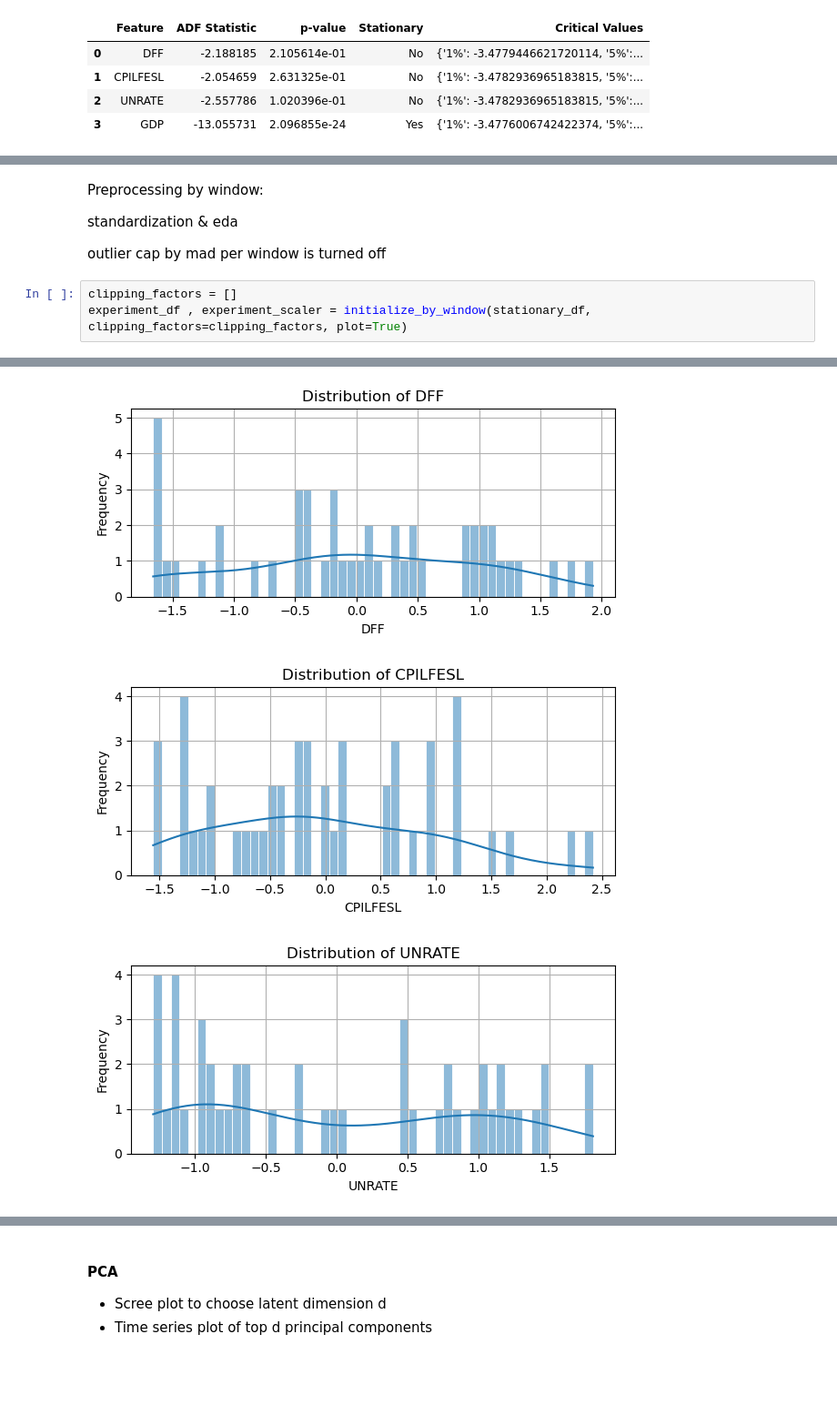
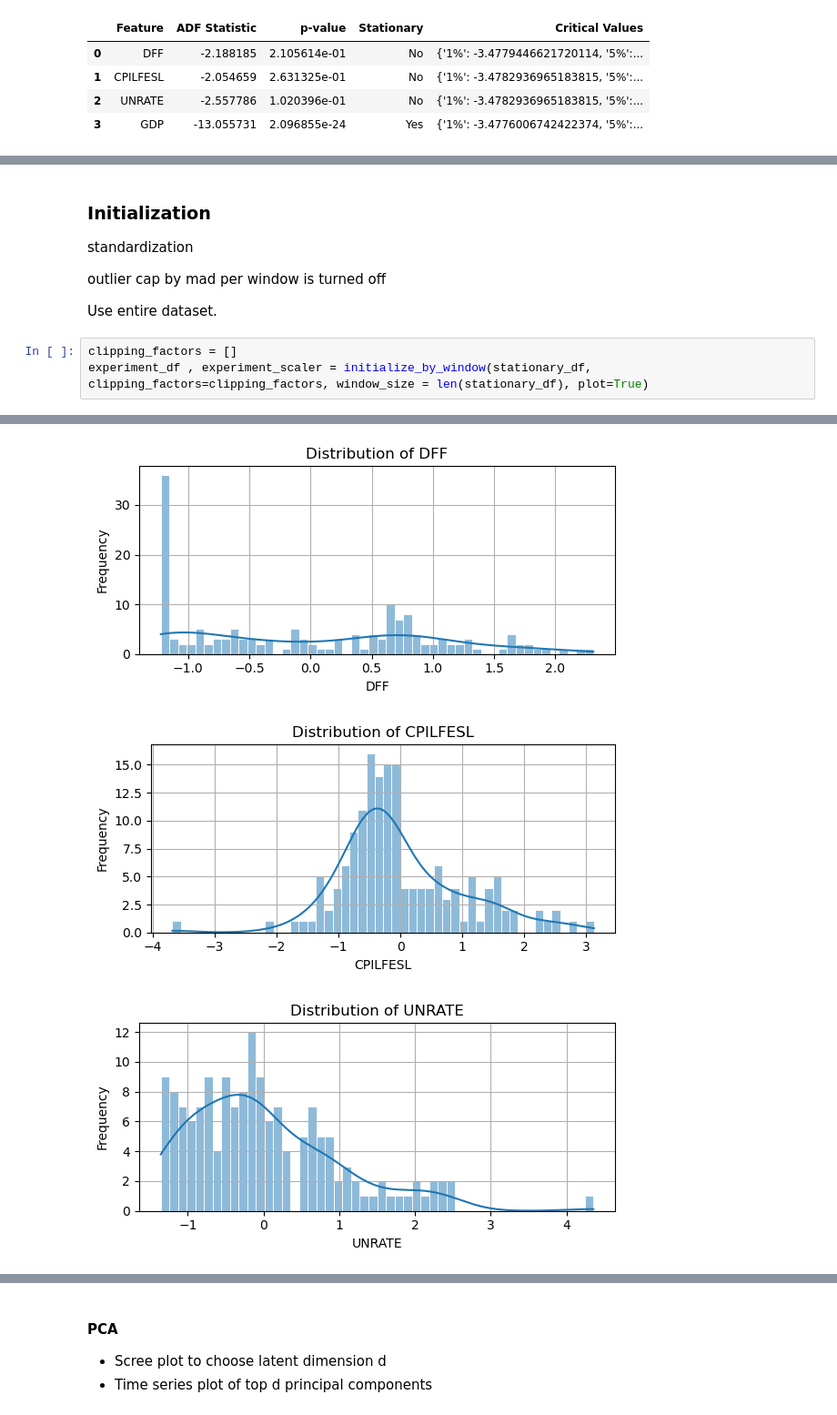
Before and after one commit to lexie-z/macro-model, a Jupyter notebook: playground.ipynb, the cells around one changed output, grey strips where cells are left out. Shown at 91% size. Drawn from its saved outputs; the diff is of its cells as text; blank space fills up the shorter version.

```diff
--- a/playground.ipynb
+++ b/playground.ipynb
@@ -122,10 +115,12 @@ display(adf_test_all_features(eda_train_df_stationary))
 # %% [markdown]
-Preprocessing by window:
+### Initialization
 
-standardization & eda
+standardization
 
 outlier cap by mad per window is turned off
+
+Use entire dataset.
 # %%
 clipping_factors = []
-experiment_df , experiment_scaler = initialize_by_window(stationary_df, clipping_factors=clipping_factors, plot=True)
+experiment_df , experiment_scaler = initialize_by_window(stationary_df, clipping_factors=clipping_factors, window_size = len(stationary_df), plot=True)
 # %% [output]
@@ -134,3 +129,3 @@ experiment_df , experiment_scaler = initialize_by_window(stationary_df, clipping
-[figure, old version]
+[figure, new version]
-[figure, old version]
+[figure, new version]
-[figure, old version]
+[figure, new version]
```
Also changed, not shown: parts of 15 cells of this notebook, 4 other files.
